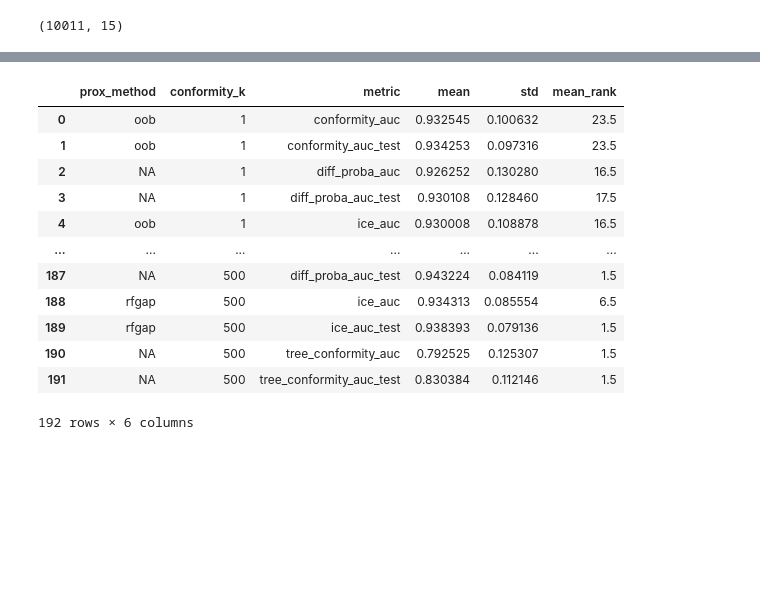
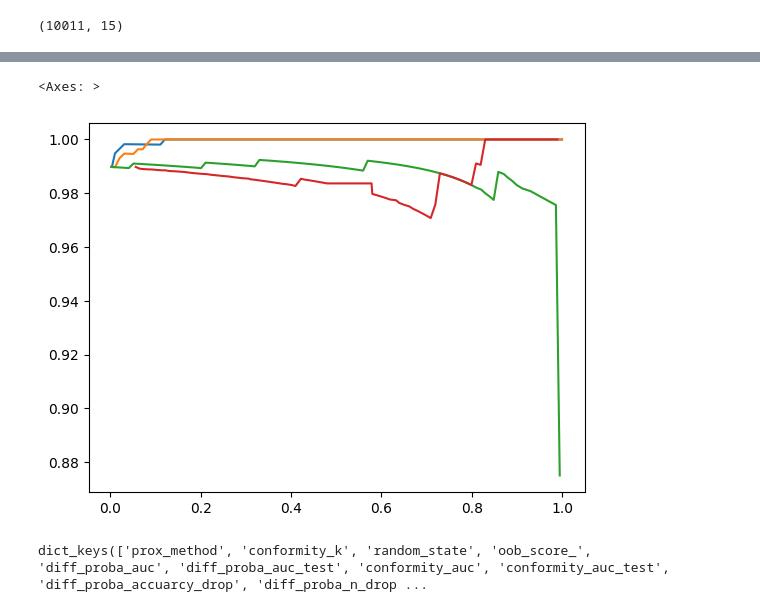
Before and after one commit to JakeSRhodesLab/Localized-RF-Uncertainty, a Jupyter notebook: runners/compile_classification.ipynb, the cells around one changed output, grey strips where cells are left out. Saved outputs shown, nothing was run; the diff lists cells and outputs as text; code cells hidden in the pictures; blank space fills up the shorter version.

```diff
--- a/runners/compile_classification.ipynb
+++ b/runners/compile_classification.ipynb
@@ -200,16 +191,34 @@ df_group.groupby(['prox_method', 'metric'])[['mean']].mean().sort_values(by = 'm
-# %%
-df_group
-# %% [output]
-|  | prox_method | conformity_k | metric | mean | std | mean_rank |
-| 0 | oob | 1 | conformity_auc | 0.932545 | 0.100632 | 23.5 |
-| 1 | oob | 1 | conformity_auc_test | 0.934253 | 0.097316 | 23.5 |
-| 2 | NA | 1 | diff_proba_auc | 0.926252 | 0.130280 | 16.5 |
-| 3 | NA | 1 | diff_proba_auc_test | 0.930108 | 0.128460 | 17.5 |
-| 4 | oob | 1 | ice_auc | 0.930008 | 0.108878 | 16.5 |
-| ... | ... | ... | ... | ... | ... | ... |
-| 187 | NA | 500 | diff_proba_auc_test | 0.943224 | 0.084119 | 1.5 |
-| 188 | rfgap | 500 | ice_auc | 0.934313 | 0.085554 | 6.5 |
-| 189 | rfgap | 500 | ice_auc_test | 0.938393 | 0.079136 | 1.5 |
-| 190 | NA | 500 | tree_conformity_auc | 0.792525 | 0.125307 | 1.5 |
-| 191 | NA | 500 | tree_conformity_auc_test | 0.830384 | 0.112146 | 1.5 |
-192 rows × 6 columns
+# %%
+## Acc. Rej. Curve Example
+
+file_path = "../results/classification/qualitative/analcatdata_authorship_oob_k20_rs54887.pkl"
+
+with open(file_path, "rb") as f:
+    data = pickle.load(f)
+# %%
+sns.lineplot(
+             x = data['diff_proba_n_drop'],
+             y = data['diff_proba_accuarcy_drop']
+)
+
+sns.lineplot(
+             x = data['conformity_n_drop'],
+             y = data['conformity_accuracy_drop']
+)
+
+sns.lineplot(
+             x = data['ice_n_drop'],
+             y = data['ice_accuracy_drop']
+)
+
+sns.lineplot(
+             x = data['tree_conformity_n_drop'],
+             y = data['tree_conformity_accuracy_drop']
+)
+# %% [output]
+<Axes: >
+[figure, added]
+# %%
+data.keys()
+# %% [output]
+dict_keys(['prox_method', 'conformity_k', 'random_state', 'oob_score_', 'diff_proba_auc', 'diff_proba_auc_test', 'conformity_auc', 'conformity_auc_test', 'diff_proba_accuarcy_drop', 'diff_proba_n_drop ...
```
Also changed, not shown: parts of 22 cells of this notebook, 1 other file.
